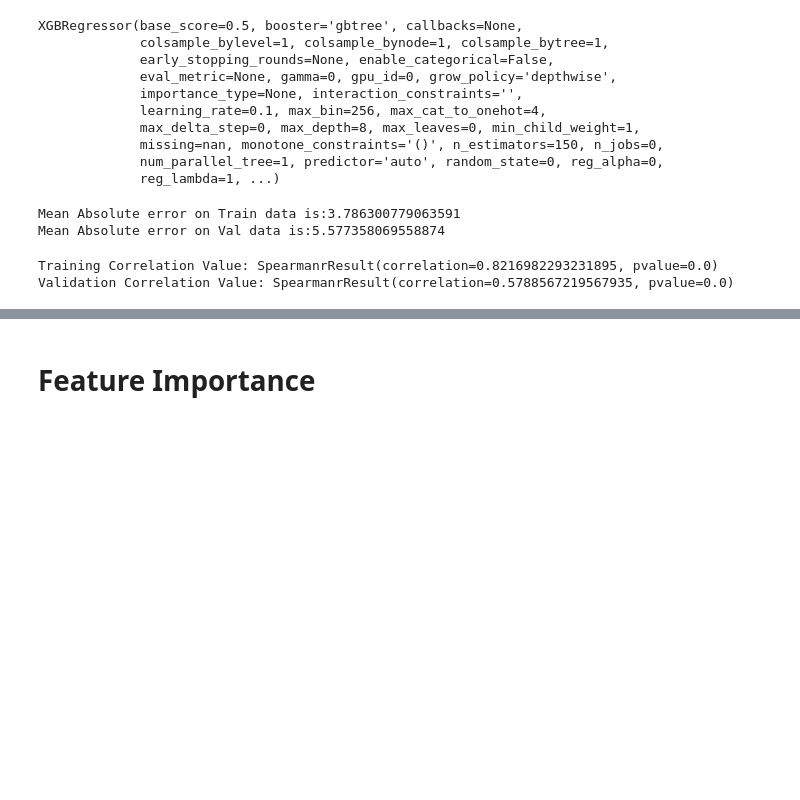
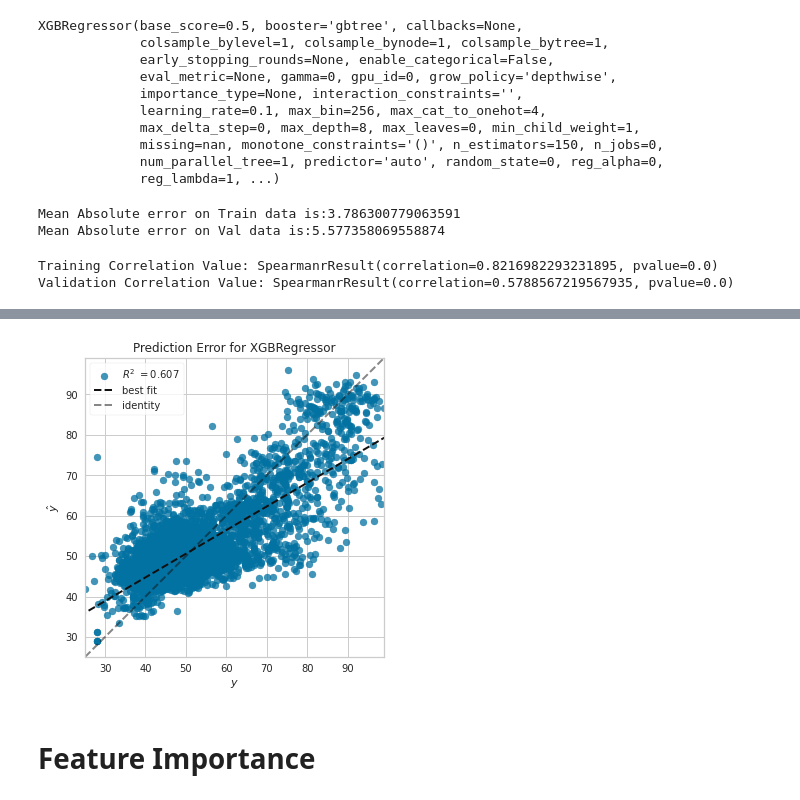
Before and after one commit to ousmal/Openclasroom_P8_Comp-tion_kaggle, a Jupyter notebook: LO_Ousmane_1_documentation_et_code_122022.ipynb, the cells around one changed output, grey strips where cells are left out. Drawn from its saved outputs; the diff is of its cells as text; code cells hidden in the pictures; blank space fills up the shorter version.

```diff
--- a/LO_Ousmane_1_documentation_et_code_122022.ipynb
+++ b/LO_Ousmane_1_documentation_et_code_122022.ipynb
@@ -483,3 +489,7 @@ Validation Correlation Value: SpearmanrResult(correlation=0.5788567219567935, pv
+# %%
+visualizer_s= prediction_error(model, np.array(X_train), np.array(y_train), np.array(X_val), np.array(y_val));
+# %% [output]
+[figure, added]
 # %% [markdown]
 # Feature Importance
 # %%
```
Also changed, not shown: parts of 16 cells of this notebook, 6 other files.
